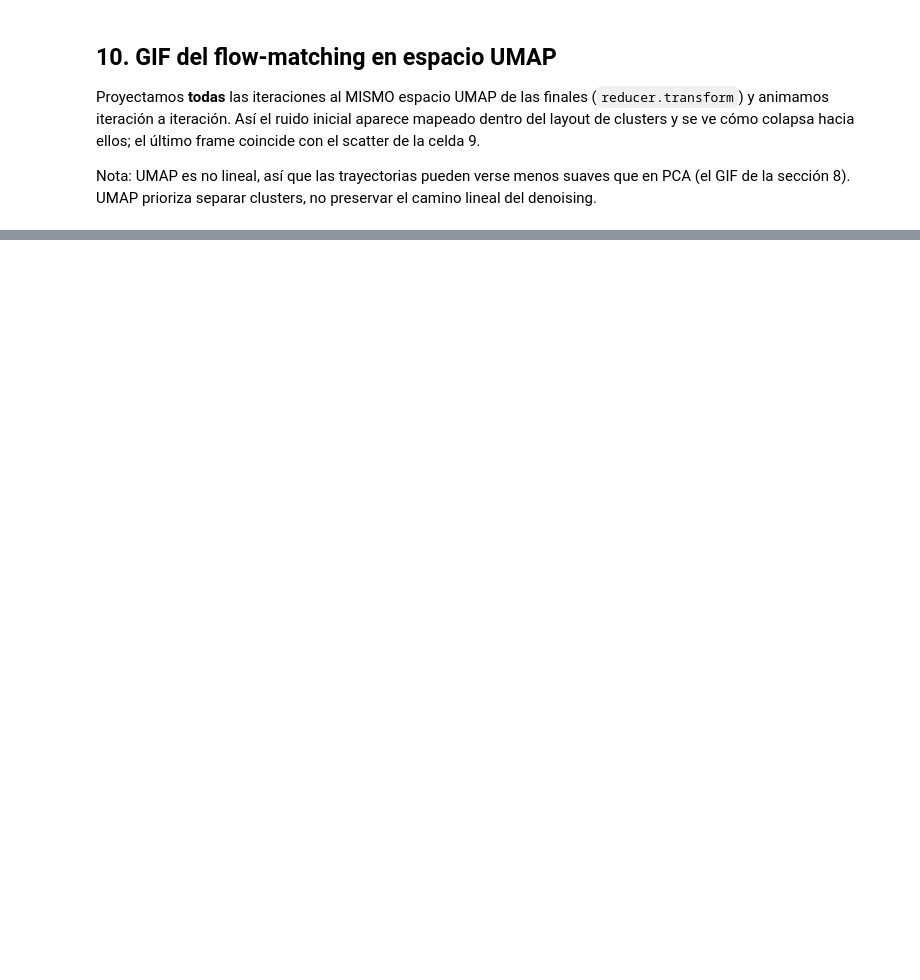
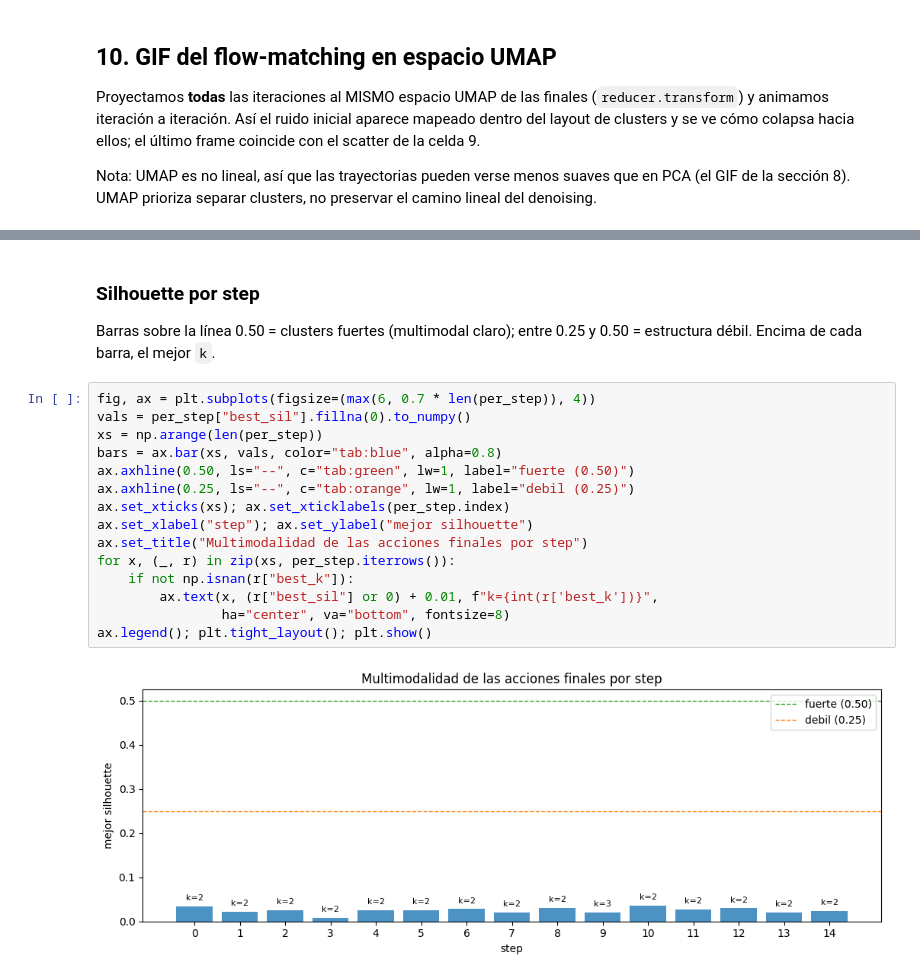
Before and after one commit to diegoftpxd/MuJoCo-simulation, a Jupyter notebook: flow_matching_analisis.ipynb, the cells around one changed output, grey strips where cells are left out. Drawn from its saved outputs; the diff is of its cells as text; blank space fills up the shorter version.

```diff
--- a/flow_matching_analisis.ipynb
+++ b/flow_matching_analisis.ipynb
@@ -308,0 +396,22 @@ camino lineal del denoising.
+# %% [markdown]
+### Silhouette por step
+
+Barras sobre la línea 0.50 = clusters fuertes (multimodal claro); entre 0.25 y
+0.50 = estructura débil. Encima de cada barra, el mejor `k`.
+# %%
+fig, ax = plt.subplots(figsize=(max(6, 0.7 * len(per_step)), 4))
+vals = per_step["best_sil"].fillna(0).to_numpy()
+xs = np.arange(len(per_step))
+bars = ax.bar(xs, vals, color="tab:blue", alpha=0.8)
+ax.axhline(0.50, ls="--", c="tab:green", lw=1, label="fuerte (0.50)")
+ax.axhline(0.25, ls="--", c="tab:orange", lw=1, label="debil (0.25)")
+ax.set_xticks(xs); ax.set_xticklabels(per_step.index)
+ax.set_xlabel("step"); ax.set_ylabel("mejor silhouette")
+ax.set_title("Multimodalidad de las acciones finales por step")
+for x, (_, r) in zip(xs, per_step.iterrows()):
+    if not np.isnan(r["best_k"]):
+        ax.text(x, (r["best_sil"] or 0) + 0.01, f"k={int(r['best_k'])}",
+                ha="center", va="bottom", fontsize=8)
+ax.legend(); plt.tight_layout(); plt.show()
+# %% [output]
+[figure, added]
```
Also changed, not shown: parts of 13 cells of this notebook, 6 other files.
